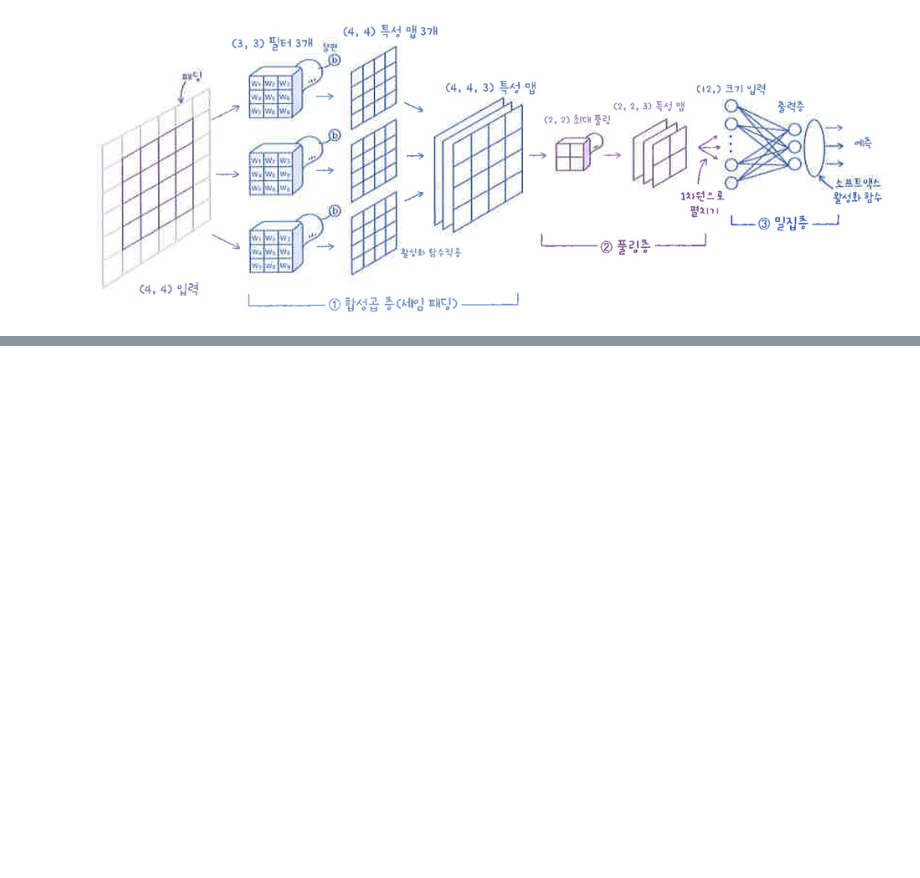
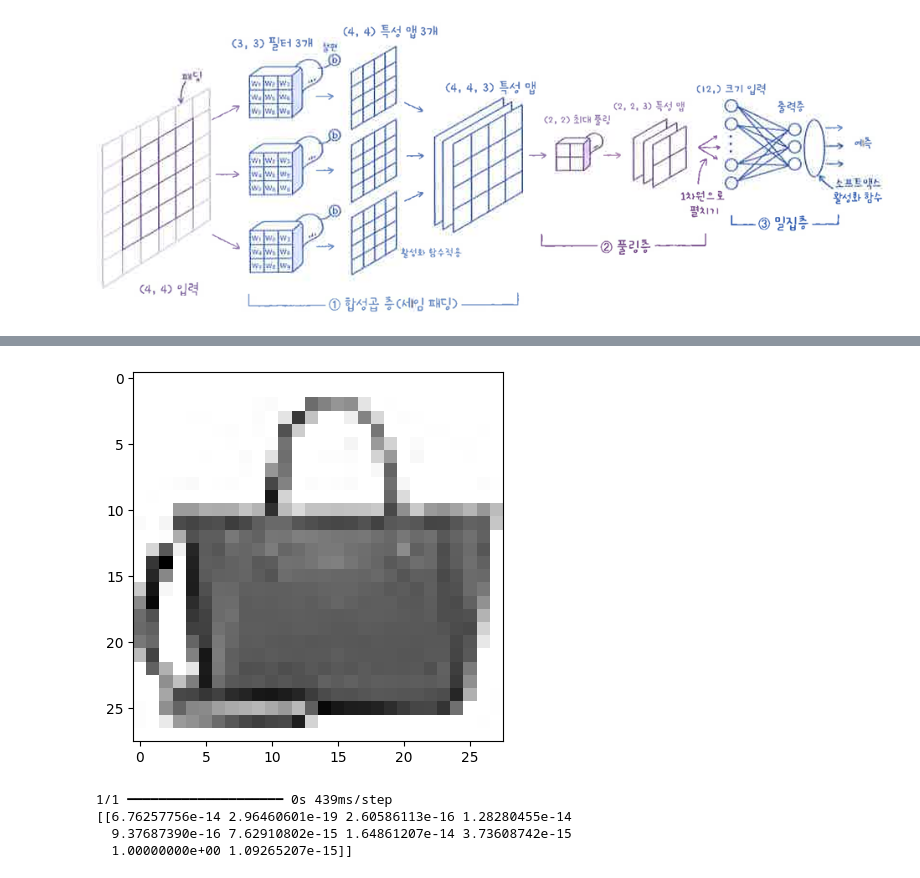
Before and after one commit to tndus628/-, a Jupyter notebook: 8. 이미지를 위한 인공 신경망.ipynb, the cells around one changed output, grey strips where cells are left out. Saved outputs shown, nothing was run; the diff lists cells and outputs as text; code cells hidden in the pictures; blank space fills up the shorter version.

```diff
--- a/8. 이미지를 위한 인공 신경망.ipynb
+++ b/8. 이미지를 위한 인공 신경망.ipynb
@@ -25,0 +30,6 @@
+# %%
+from tensorflow import keras
+from sklearn.model_selection import train_test_split
+(train_input, train_target), (test_input, test_target) = keras.datasets.fashion_mnist.load_data()
+train_scaled = train_input.reshape(-1, 28, 28, 1) / 255.0
+train_scaled, val_scaled, train_target, val_target = train_test_split(train_scaled, train_target, test_size = 0.2, random_state=42)
@@ -25,0 +135,13 @@
+# %%
+plt.imshow(val_scaled[0].reshape(28,28),cmap='gray_r')
+plt.show()
+# %% [output]
+[figure, added]
+# %%
+preds = model.predict(val_scaled[0:1])
+print(preds)
+# %% [output]
+1/1 ━━━━━━━━━━━━━━━━━━━━ 0s 439ms/step
+[[6.76257756e-14 2.96460601e-19 2.60586113e-16 1.28280455e-14
+  9.37687390e-16 7.62910802e-15 1.64861207e-14 3.73608742e-15
+  1.00000000e+00 1.09265207e-15]]
```
Also changed, not shown: parts of 21 cells of this notebook.
